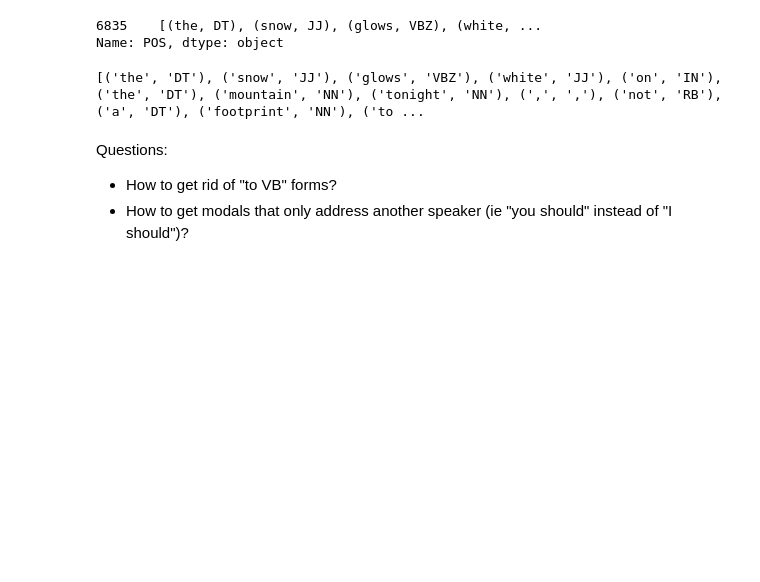
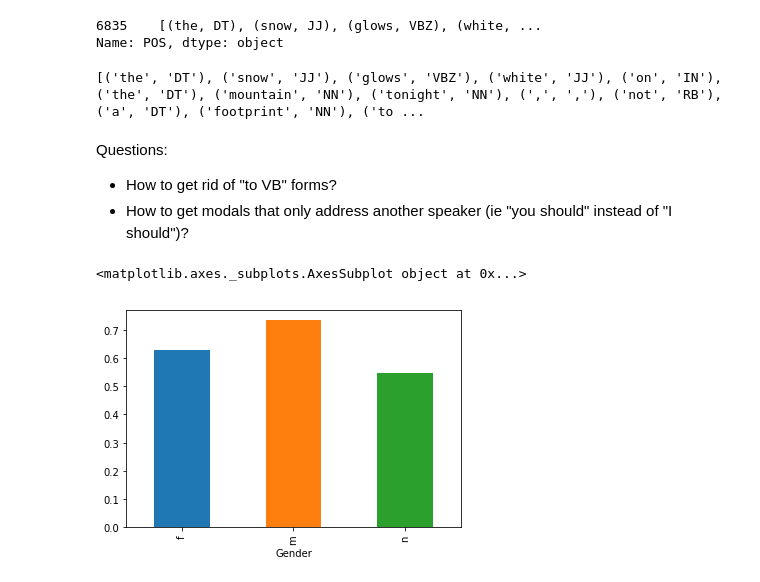
Before and after one commit to Data-Science-for-Linguists-2019/Animated-Movie-Gendered-Dialogue, a Jupyter notebook: code/POS_Analysis.ipynb, the cells around one changed output. Drawn from its saved outputs; the diff is of its cells as text; code cells hidden in the pictures; blank space fills up the shorter version.

Commit message:
POS bar graphs

```diff
--- a/code/POS_Analysis.ipynb
+++ b/code/POS_Analysis.ipynb
@@ -157,3 +183,14 @@ Questions:
 * How to get modals that only address another speaker (ie "you should" instead of "I should")?
 # %%
 #try the stanford tagger instead
+# %%
+movie_df['Adj_Count'] = movie_df['Tag_Freq'].map(lambda x: x['JJ']+x['JJR']+x['JJS'])
+# %%
+movie_df['Adv_Count'] = movie_df['Tag_Freq'].map(lambda x: x['RB']+x['RBR']+x['RBS'])
+# %%
+adj_by_gen = movie_df.groupby('Gender')['Adj_Count'].describe()['mean']
+# %%
+adj_by_gen.plot.bar()
+# %% [output]
+<matplotlib.axes._subplots.AxesSubplot object at 0x...>
+[figure, added]
```
Also changed, not shown: parts of 25 cells of this notebook.
